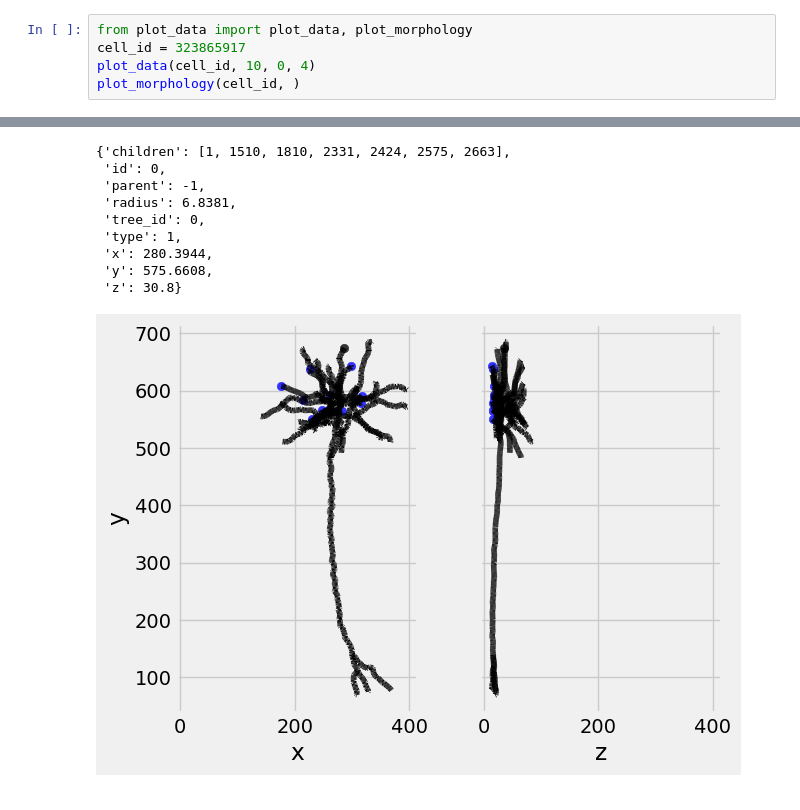
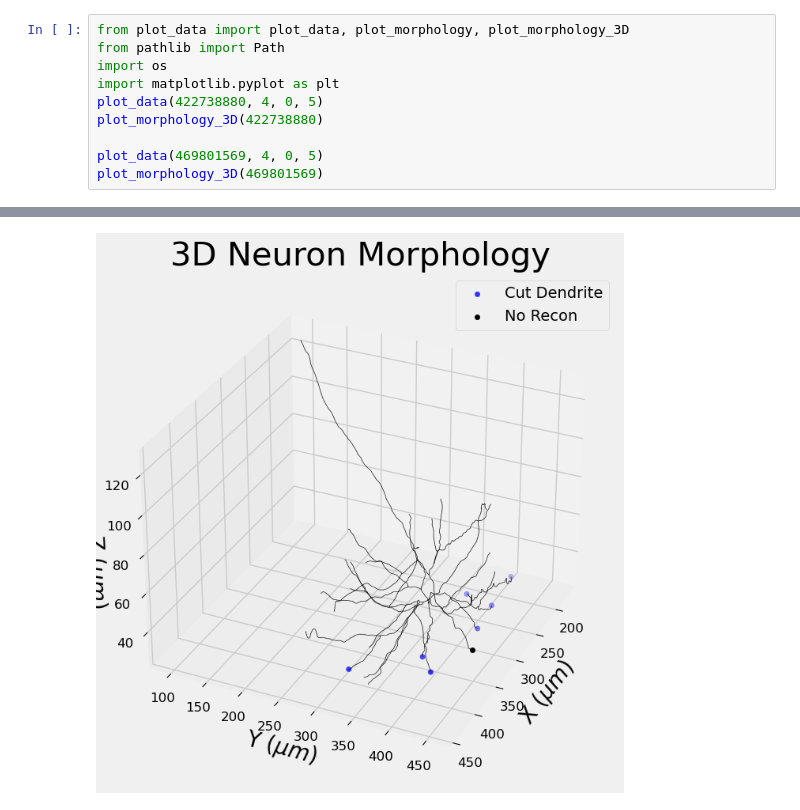
Before and after one commit to lynnha577/cell_classification, a Jupyter notebook: scripts/morphology_graphing.ipynb, the cells around one changed output, grey strips where cells are left out. Drawn from its saved outputs; the diff is of its cells as text.

Commit message:
creating plots for poster

```diff
--- a/scripts/morphology_graphing.ipynb
+++ b/scripts/morphology_graphing.ipynb
@@ -1,6 +1,11 @@
 # %%
-from plot_data import plot_data, plot_morphology
-cell_id = 323865917
-plot_data(cell_id, 10, 0, 4)
-plot_morphology(cell_id, )
+from plot_data import plot_data, plot_morphology, plot_morphology_3D
+from pathlib import Path
+import os
+import matplotlib.pyplot as plt
+plot_data(422738880, 4, 0, 5)
+plot_morphology_3D(422738880)
+
+plot_data(469801569, 4, 0, 5)
+plot_morphology_3D(469801569)
 # %% [output]
@@ -11,10 +13 @@ plot_morphology(cell_id, )
-{'children': [1, 1510, 1810, 2331, 2424, 2575, 2663],
- 'id': 0,
- 'parent': -1,
- 'radius': 6.8381,
- 'tree_id': 0,
- 'type': 1,
- 'x': 280.3944,
- 'y': 575.6608,
- 'z': 30.8}
-[figure, old version]
+[figure, new version]
```
Also changed, not shown: parts of 3 cells of this notebook, 7 other files.
